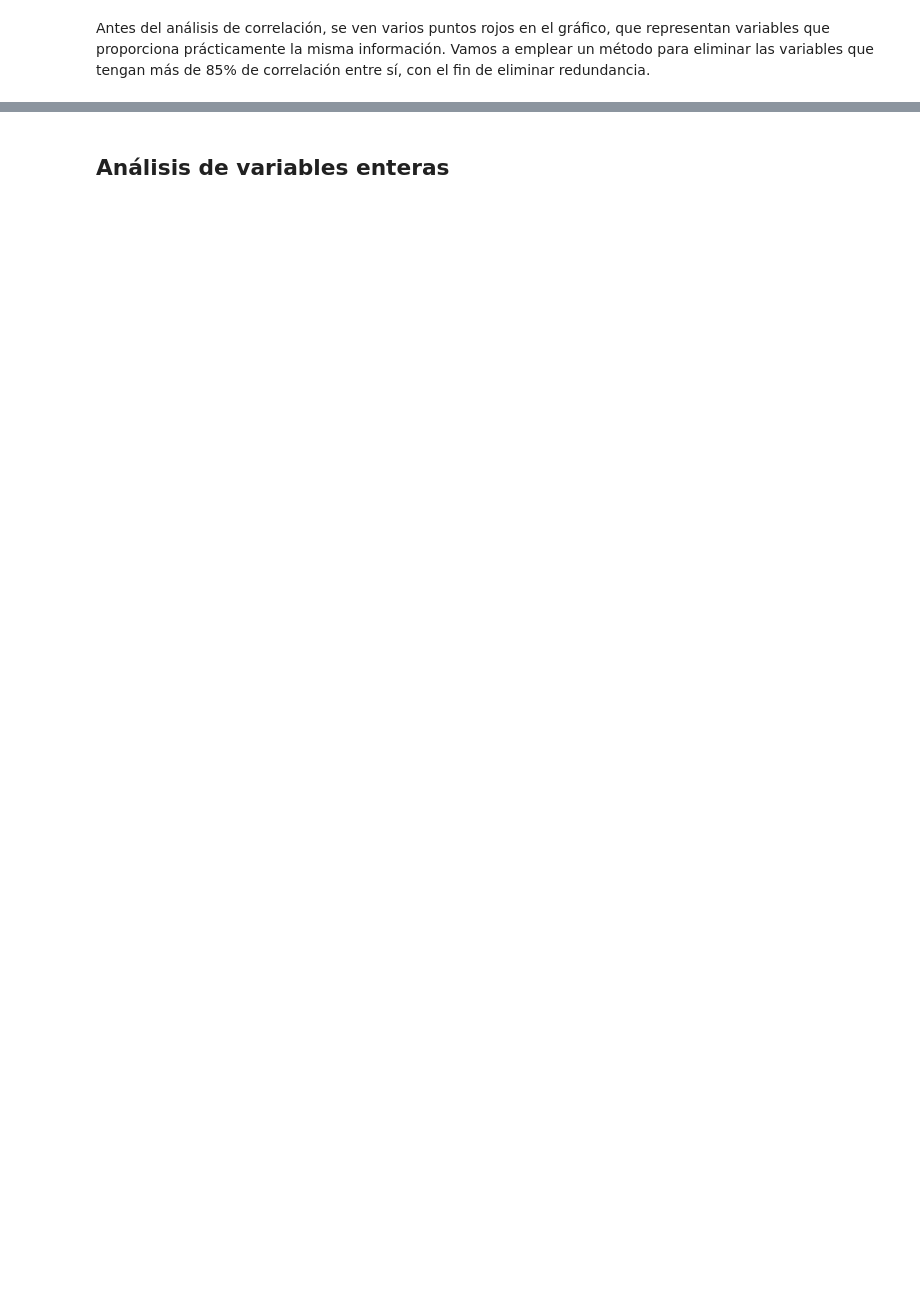
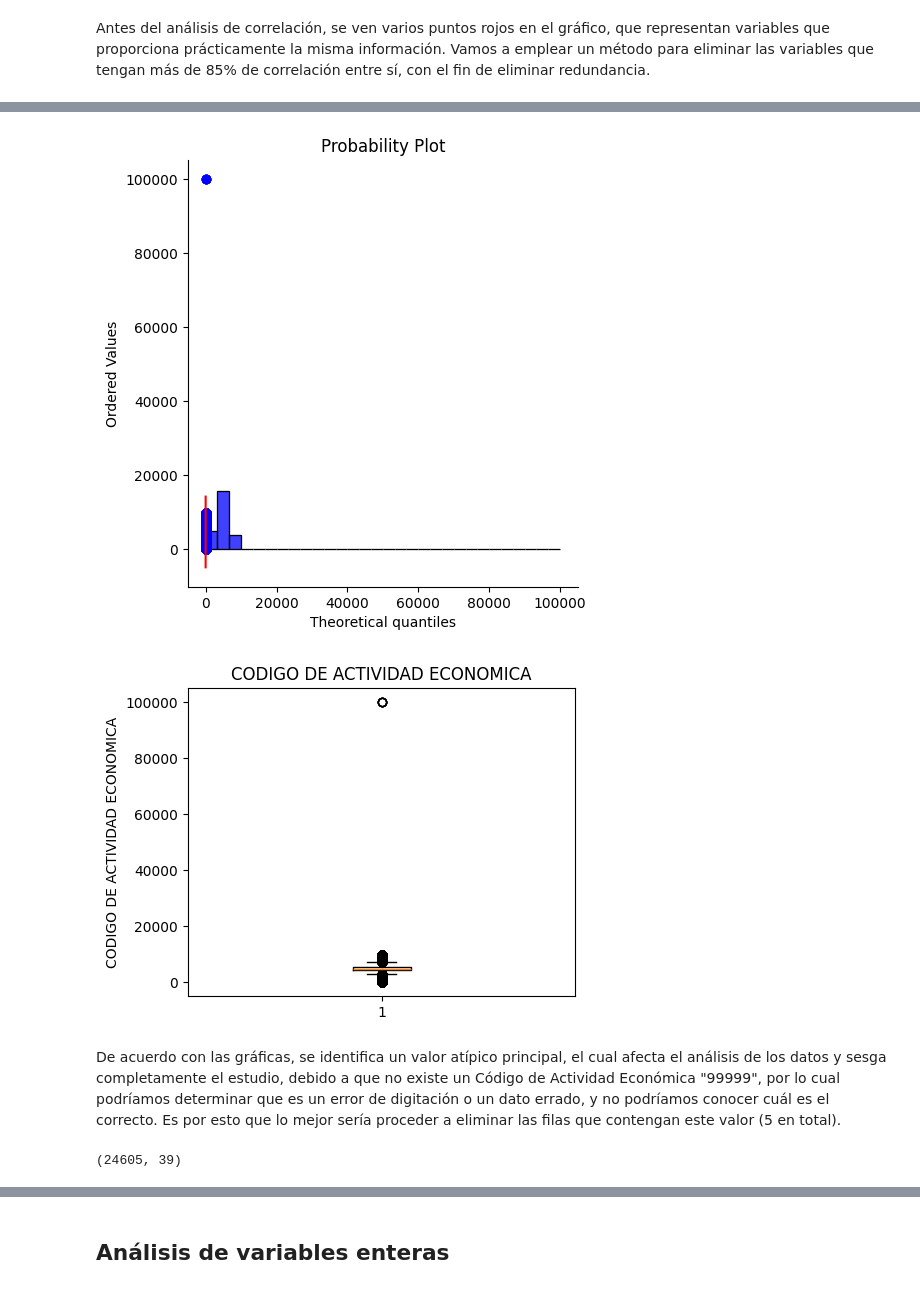
Before and after one commit to gabrielres10/EDA-Caso-Banco, a Jupyter notebook: plantilla_entrega_final_(renombrar).ipynb, the cells around one changed output, grey strips where cells are left out. Drawn from its saved outputs; the diff is of its cells as text; code cells hidden in the pictures; blank space fills up the shorter version.

```diff
--- a/plantilla_entrega_final_(renombrar).ipynb
+++ b/plantilla_entrega_final_(renombrar).ipynb
@@ -672,0 +726,28 @@ non_redundant_df.shape
+# %%
+# Histograma:
+
+sns.displot(non_redundant_df['CODIGO DE ACTIVIDAD ECONOMICA'], kde = False, color = 'blue', bins = 30)
+plt.title('CODIGO DE ACTIVIDAD ECONOMICA')
+plt.xlabel('CODIGO DE ACTIVIDAD ECONOMICA')
+plt.ylabel('Frecuencia')
+res = stats.probplot(non_redundant_df['CODIGO DE ACTIVIDAD ECONOMICA'], plot = plt)
+
+#boxplot
+
+plt.figure(figsize=(5, 4))
+plt.boxplot(non_redundant_df['CODIGO DE ACTIVIDAD ECONOMICA'])
+plt.ylabel('CODIGO DE ACTIVIDAD ECONOMICA')
+plt.title('CODIGO DE ACTIVIDAD ECONOMICA')
+plt.show()
+# %% [output]
+[figure, added]
+[figure, added]
+# %% [markdown]
+De acuerdo con las gráficas, se identifica un valor atípico principal, el cual afecta el análisis de los datos y sesga completamente el estudio, debido a que no existe un Código de Actividad Económica "99999", por lo cual podríamos determinar que es un error de digitación o un dato errado, y no podríamos conocer cuál es el correcto. Es por esto que lo mejor sería proceder a eliminar las filas que contengan este valor (5 en total).
+# %%
+# Se eliminan las filas que contenga el valor de 99999 en la columna "CODIGO DE ACTIVIDAD ECONOMICA"
+codi_act_limpio = non_redundant_df[non_redundant_df['CODIGO DE ACTIVIDAD ECONOMICA'] != 99999]
+
+codi_act_limpio.shape
+# %% [output]
+(24605, 39)
```
Also changed, not shown: parts of 257 cells of this notebook.
